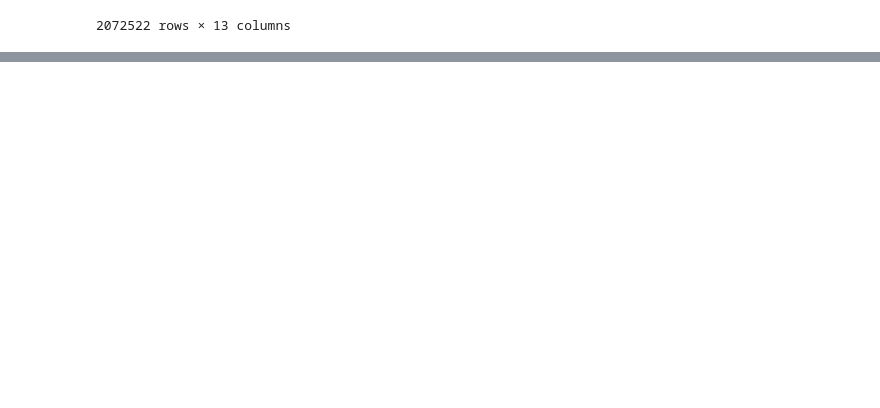
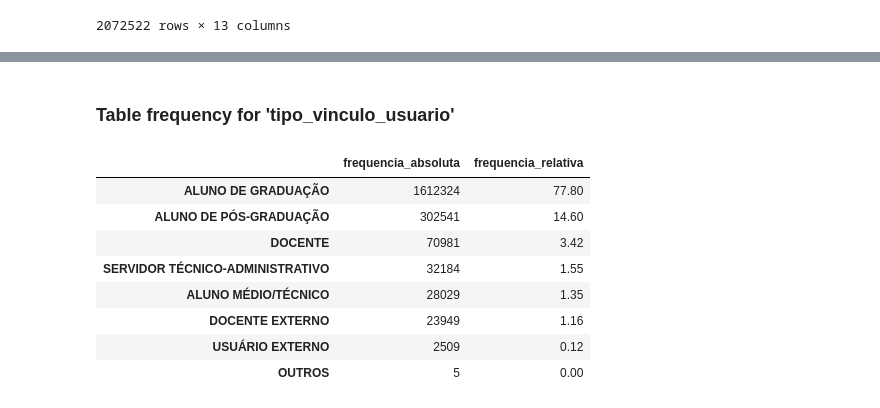
Before and after one commit to MateusViotto/Data-Analysis-with-Python-Pandas, a Jupyter notebook: 7DaysToCode_PythonPandas_Day1.ipynb, the cells around one changed output, grey strips where cells are left out. Cells and saved outputs as stored; diff of their text form; code cells hidden in the pictures; blank space fills up the shorter version.

```diff
--- a/7DaysToCode_PythonPandas_Day1.ipynb
+++ b/7DaysToCode_PythonPandas_Day1.ipynb
@@ -199,0 +260,14 @@ plt.show()
+# %% [markdown]
+### Table frequency for 'tipo_vinculo_usuario'
+# %%
+display(tableFrequency('tipo_vinculo_usuario'))
+# %% [output]
+|  | frequencia_absoluta | frequencia_relativa |
+| ALUNO DE GRADUAÇÃO | 1612324 | 77.80 |
+| ALUNO DE PÓS-GRADUAÇÃO | 302541 | 14.60 |
+| DOCENTE | 70981 | 3.42 |
+| SERVIDOR TÉCNICO-ADMINISTRATIVO | 32184 | 1.55 |
+| ALUNO MÉDIO/TÉCNICO | 28029 | 1.35 |
+| DOCENTE EXTERNO | 23949 | 1.16 |
+| USUÁRIO EXTERNO | 2509 | 0.12 |
+| OUTROS | 5 | 0.00 |
```
Also changed, not shown: parts of 27 cells of this notebook.
